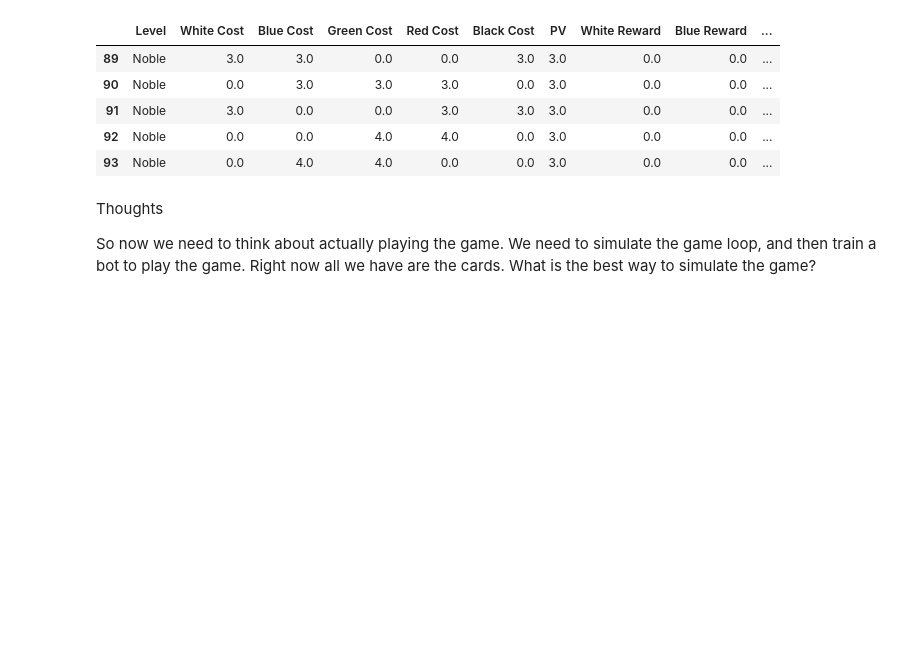
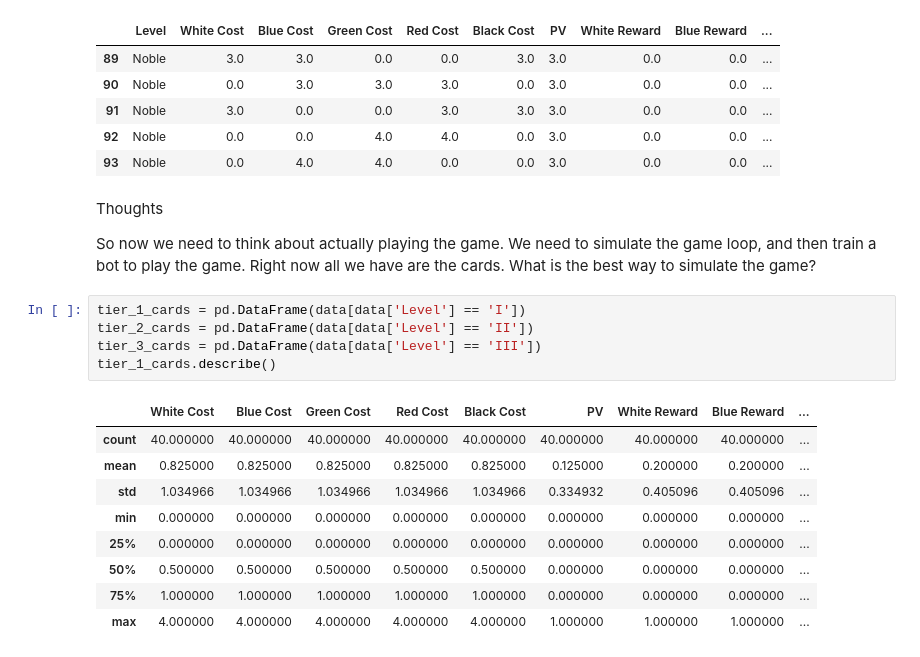
Before and after one commit to EllingtonKirby/Splendor-Bot, a Jupyter notebook: splendor_cards.ipynb, the cells around one changed output. Cells and saved outputs as stored; diff of their text form; blank space fills up the shorter version.

Commit message:
data: exploring card tier sets

```diff
--- a/splendor_cards.ipynb
+++ b/splendor_cards.ipynb
@@ -72,3 +72,18 @@ Thoughts
 
 So now we need to think about actually playing the game.
 We need to simulate the game loop, and then train a bot to play the game. Right now all we have are the cards. What is the best way to simulate the game?
+# %%
+tier_1_cards = pd.DataFrame(data[data['Level'] == 'I'])
+tier_2_cards = pd.DataFrame(data[data['Level'] == 'II'])
+tier_3_cards = pd.DataFrame(data[data['Level'] == 'III'])
+tier_1_cards.describe()
+# %% [output]
+|  | White Cost | Blue Cost | Green Cost | Red Cost | Black Cost | PV | White Reward | Blue Reward | ... |
+| count | 40.000000 | 40.000000 | 40.000000 | 40.000000 | 40.000000 | 40.000000 | 40.000000 | 40.000000 | ... |
+| mean | 0.825000 | 0.825000 | 0.825000 | 0.825000 | 0.825000 | 0.125000 | 0.200000 | 0.200000 | ... |
+| std | 1.034966 | 1.034966 | 1.034966 | 1.034966 | 1.034966 | 0.334932 | 0.405096 | 0.405096 | ... |
+| min | 0.000000 | 0.000000 | 0.000000 | 0.000000 | 0.000000 | 0.000000 | 0.000000 | 0.000000 | ... |
+| 25% | 0.000000 | 0.000000 | 0.000000 | 0.000000 | 0.000000 | 0.000000 | 0.000000 | 0.000000 | ... |
+| 50% | 0.500000 | 0.500000 | 0.500000 | 0.500000 | 0.500000 | 0.000000 | 0.000000 | 0.000000 | ... |
+| 75% | 1.000000 | 1.000000 | 1.000000 | 1.000000 | 1.000000 | 0.000000 | 0.000000 | 0.000000 | ... |
+| max | 4.000000 | 4.000000 | 4.000000 | 4.000000 | 4.000000 | 1.000000 | 1.000000 | 1.000000 | ... |
```
Also changed, not shown: parts of 3 cells of this notebook.
